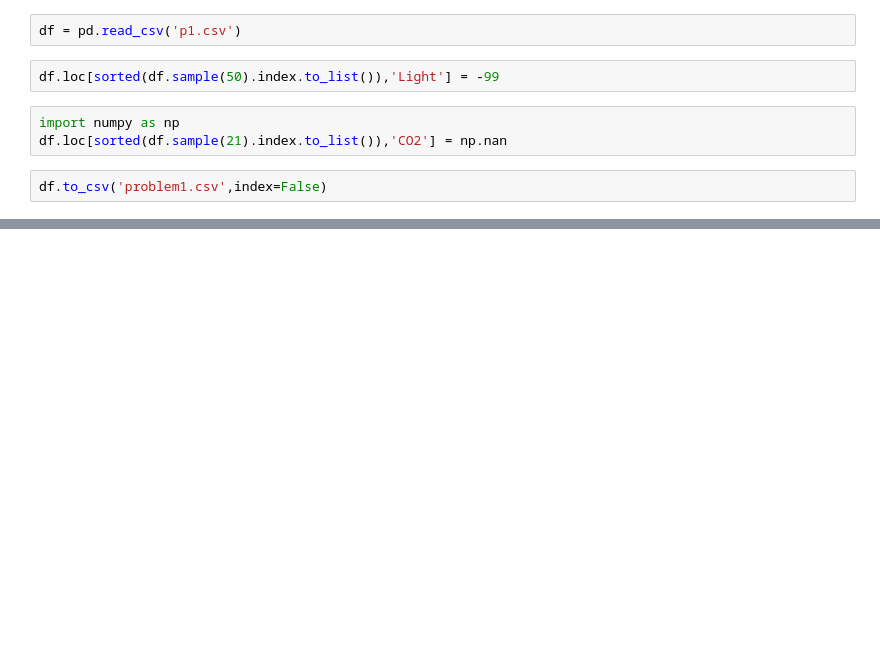
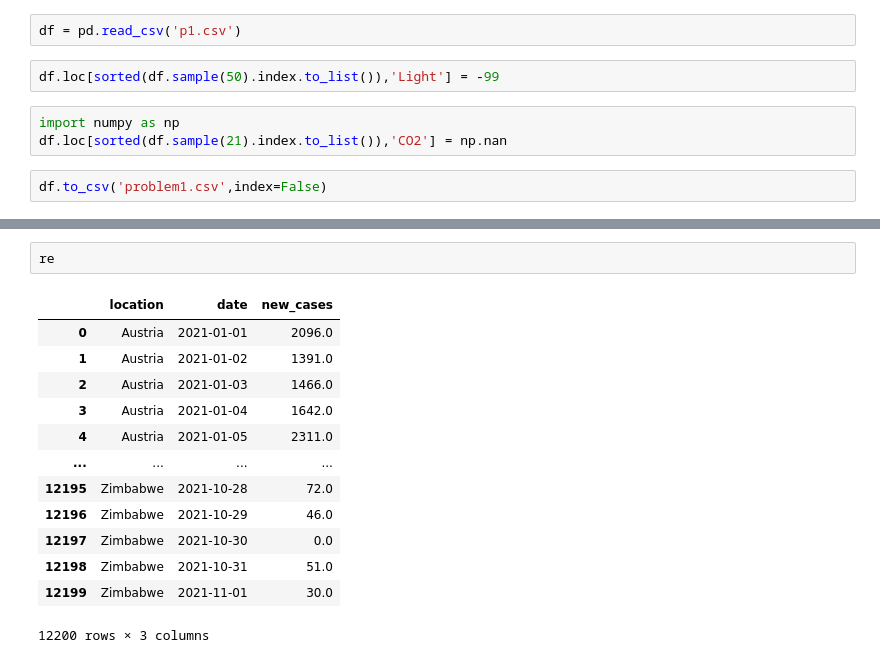
Before and after one commit to Datamanim/datarepo, a Jupyter notebook: adp/p1/preprocessing.ipynb, the cells around one changed output, grey strips where cells are left out. Cells and saved outputs as stored; diff of their text form; blank space fills up the shorter version.

```diff
--- a/adp/p1/preprocessing.ipynb
+++ b/adp/p1/preprocessing.ipynb
@@ -16,0 +69,16 @@ df.to_csv('problem1.csv',index=False)
+# %%
+re
+# %% [output]
+|  | location | date | new_cases |
+| 0 | Austria | 2021-01-01 | 2096.0 |
+| 1 | Austria | 2021-01-02 | 1391.0 |
+| 2 | Austria | 2021-01-03 | 1466.0 |
+| 3 | Austria | 2021-01-04 | 1642.0 |
+| 4 | Austria | 2021-01-05 | 2311.0 |
+| ... | ... | ... | ... |
+| 12195 | Zimbabwe | 2021-10-28 | 72.0 |
+| 12196 | Zimbabwe | 2021-10-29 | 46.0 |
+| 12197 | Zimbabwe | 2021-10-30 | 0.0 |
+| 12198 | Zimbabwe | 2021-10-31 | 51.0 |
+| 12199 | Zimbabwe | 2021-11-01 | 30.0 |
+12200 rows × 3 columns
```
Also changed, not shown: parts of 11 cells of this notebook, 2 other files.
